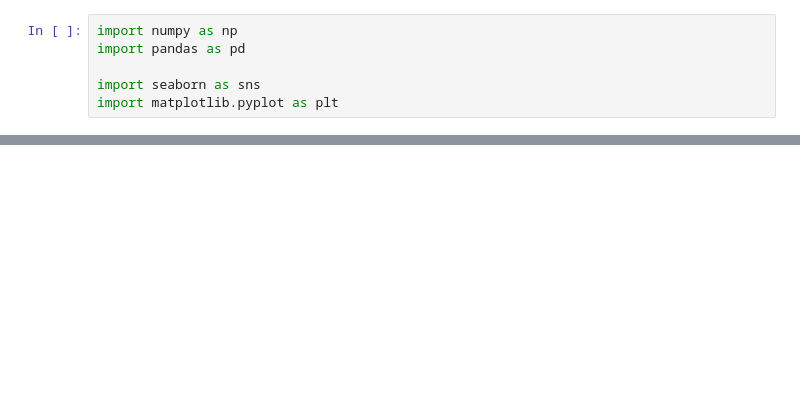
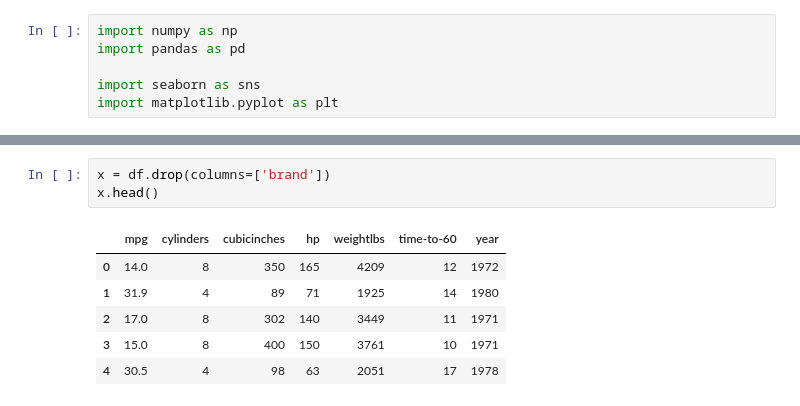
Before and after one commit to HeptaDecane/LP2_SEM7, a Jupyter notebook: A02/notebook.ipynb, the cells around one changed output, grey strips where cells are left out. Saved outputs shown, nothing was run; the diff lists cells and outputs as text; blank space fills up the shorter version.

```diff
--- a/A02/notebook.ipynb
+++ b/A02/notebook.ipynb
@@ -14,0 +25,10 @@ import matplotlib.pyplot as plt
+# %%
+x = df.drop(columns=['brand'])
+x.head()
+# %% [output]
+|  | mpg | cylinders | cubicinches | hp | weightlbs | time-to-60 | year |
+| 0 | 14.0 | 8 | 350 | 165 | 4209 | 12 | 1972 |
+| 1 | 31.9 | 4 | 89 | 71 | 1925 | 14 | 1980 |
+| 2 | 17.0 | 8 | 302 | 140 | 3449 | 11 | 1971 |
+| 3 | 15.0 | 8 | 400 | 150 | 3761 | 10 | 1971 |
+| 4 | 30.5 | 4 | 98 | 63 | 2051 | 17 | 1978 |
```
Also changed, not shown: parts of 13 cells of this notebook.
